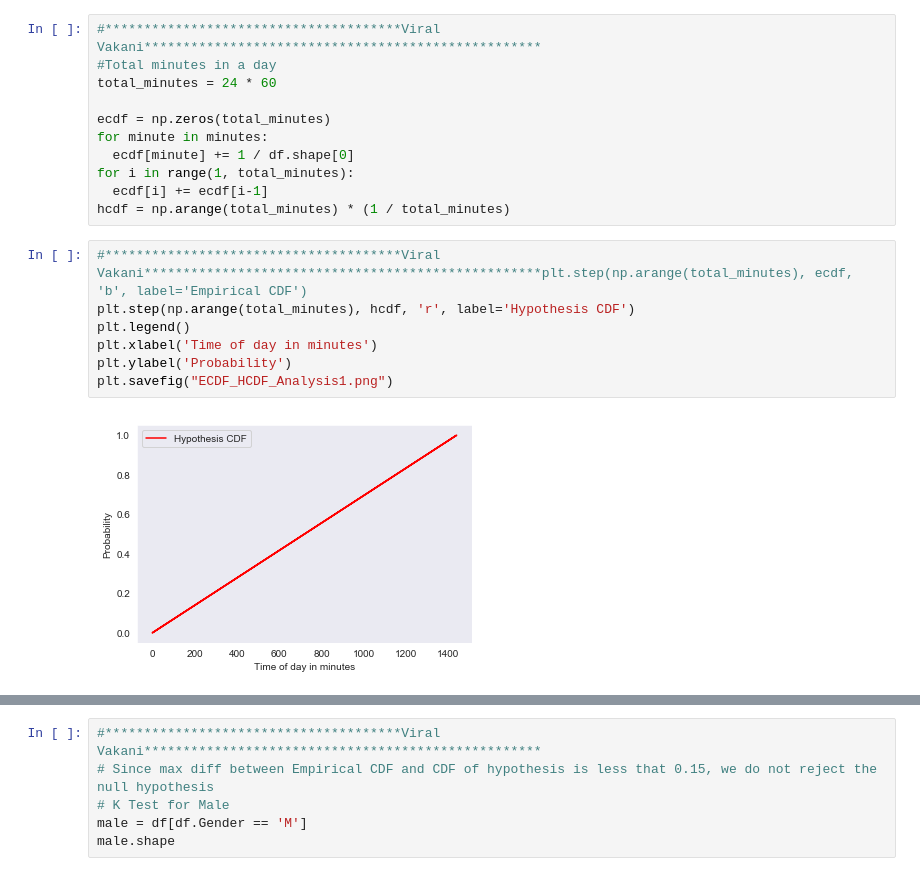
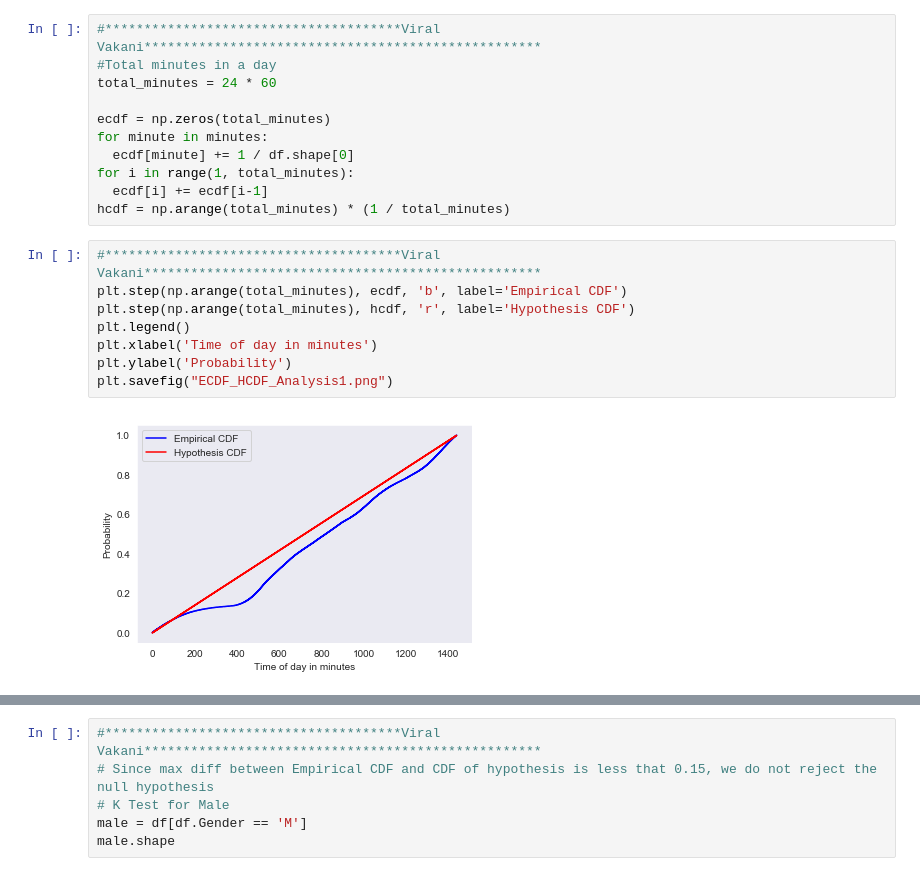
Before and after one commit to bhaveshnema/Project-Traffic-Violations, a Jupyter notebook: TV_master.ipynb, the cells around one changed output, grey strips where cells are left out. Saved outputs shown, nothing was run; the diff lists cells and outputs as text.

```diff
--- a/TV_master.ipynb
+++ b/TV_master.ipynb
@@ -139,14 +139,15 @@ for i in range(1, total_minutes):
   ecdf[i] += ecdf[i-1]
 hcdf = np.arange(total_minutes) * (1 / total_minutes)
 # %%
-#**************************************Viral Vakani***************************************************plt.step(np.arange(total_minutes), ecdf, 'b', label='Empirical CDF')
+#**************************************Viral Vakani***************************************************
+plt.step(np.arange(total_minutes), ecdf, 'b', label='Empirical CDF')
 plt.step(np.arange(total_minutes), hcdf, 'r', label='Hypothesis CDF')
 plt.legend()
 plt.xlabel('Time of day in minutes')
 plt.ylabel('Probability')
 plt.savefig("ECDF_HCDF_Analysis1.png")
 # %% [output]
-[figure, old version]
+[figure, new version]
 # %%
 #**************************************Viral Vakani***************************************************
 max_diff = np.max(np.abs(ecdf - hcdf))
```
Also changed, not shown: parts of 1 cell of this notebook.
